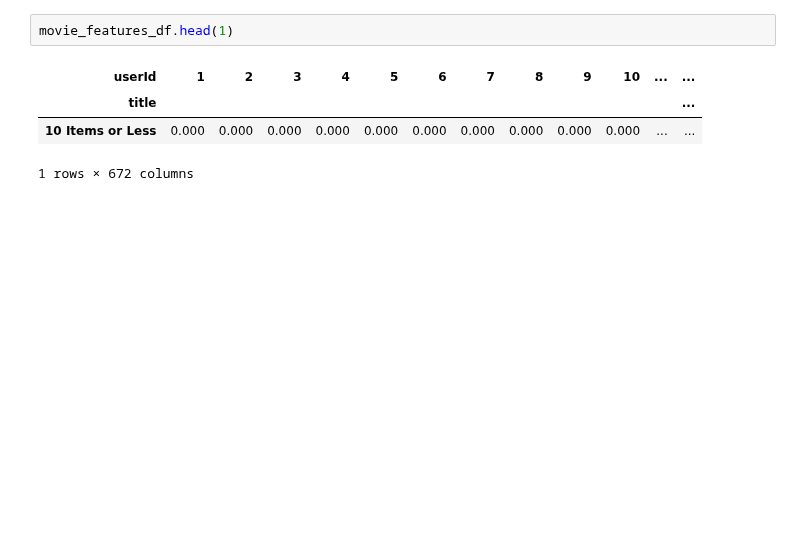
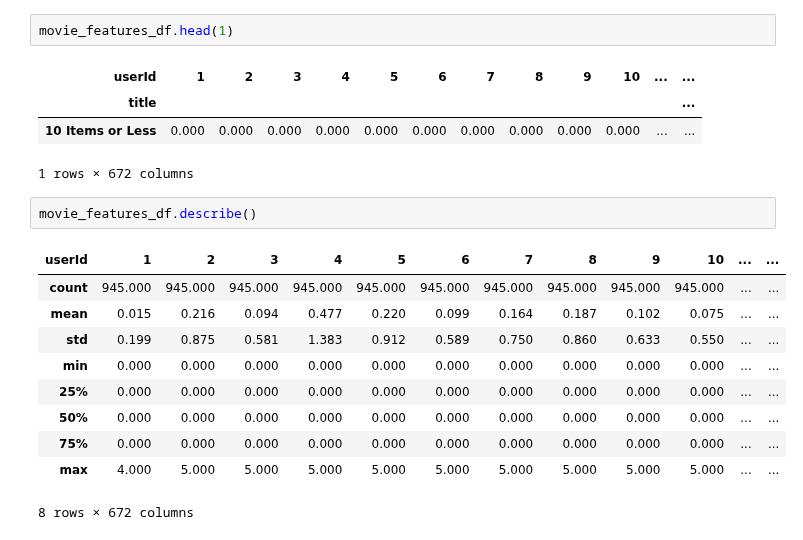
Before and after one commit to MieThorberg/MovieMatch, a Jupyter notebook: CollaborativeRecomandertest copy.ipynb, the cells around one changed output. Drawn from its saved outputs; the diff is of its cells as text; blank space fills up the shorter version.

```diff
--- a/CollaborativeRecomandertest copy.ipynb
+++ b/CollaborativeRecomandertest copy.ipynb
@@ -227,3 +251,16 @@ movie_features_df.head(1)
 | title |  |  |  |  |  |  |  |  |  |  |  | ... |
 | 10 Items or Less | 0.000 | 0.000 | 0.000 | 0.000 | 0.000 | 0.000 | 0.000 | 0.000 | 0.000 | 0.000 | ... | ... |
 1 rows × 672 columns
+# %%
+movie_features_df.describe()
+# %% [output]
+| userId | 1 | 2 | 3 | 4 | 5 | 6 | 7 | 8 | 9 | 10 | ... | ... |
+| count | 945.000 | 945.000 | 945.000 | 945.000 | 945.000 | 945.000 | 945.000 | 945.000 | 945.000 | 945.000 | ... | ... |
+| mean | 0.015 | 0.216 | 0.094 | 0.477 | 0.220 | 0.099 | 0.164 | 0.187 | 0.102 | 0.075 | ... | ... |
+| std | 0.199 | 0.875 | 0.581 | 1.383 | 0.912 | 0.589 | 0.750 | 0.860 | 0.633 | 0.550 | ... | ... |
+| min | 0.000 | 0.000 | 0.000 | 0.000 | 0.000 | 0.000 | 0.000 | 0.000 | 0.000 | 0.000 | ... | ... |
+| 25% | 0.000 | 0.000 | 0.000 | 0.000 | 0.000 | 0.000 | 0.000 | 0.000 | 0.000 | 0.000 | ... | ... |
+| 50% | 0.000 | 0.000 | 0.000 | 0.000 | 0.000 | 0.000 | 0.000 | 0.000 | 0.000 | 0.000 | ... | ... |
+| 75% | 0.000 | 0.000 | 0.000 | 0.000 | 0.000 | 0.000 | 0.000 | 0.000 | 0.000 | 0.000 | ... | ... |
+| max | 4.000 | 5.000 | 5.000 | 5.000 | 5.000 | 5.000 | 5.000 | 5.000 | 5.000 | 5.000 | ... | ... |
+8 rows × 672 columns
```
Also changed, not shown: parts of 11 cells of this notebook, 4 other files.
